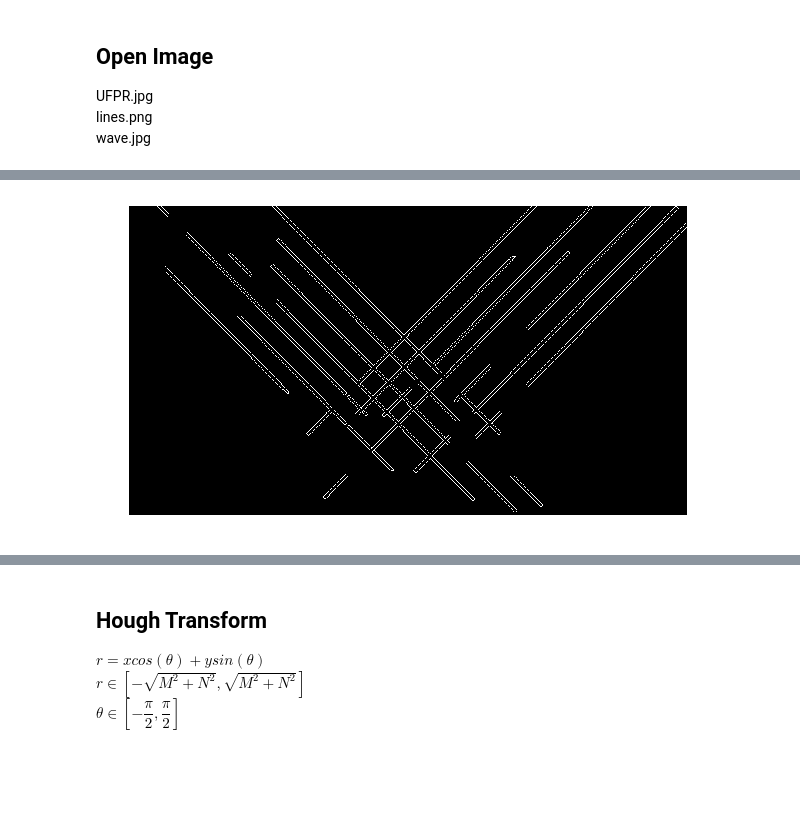
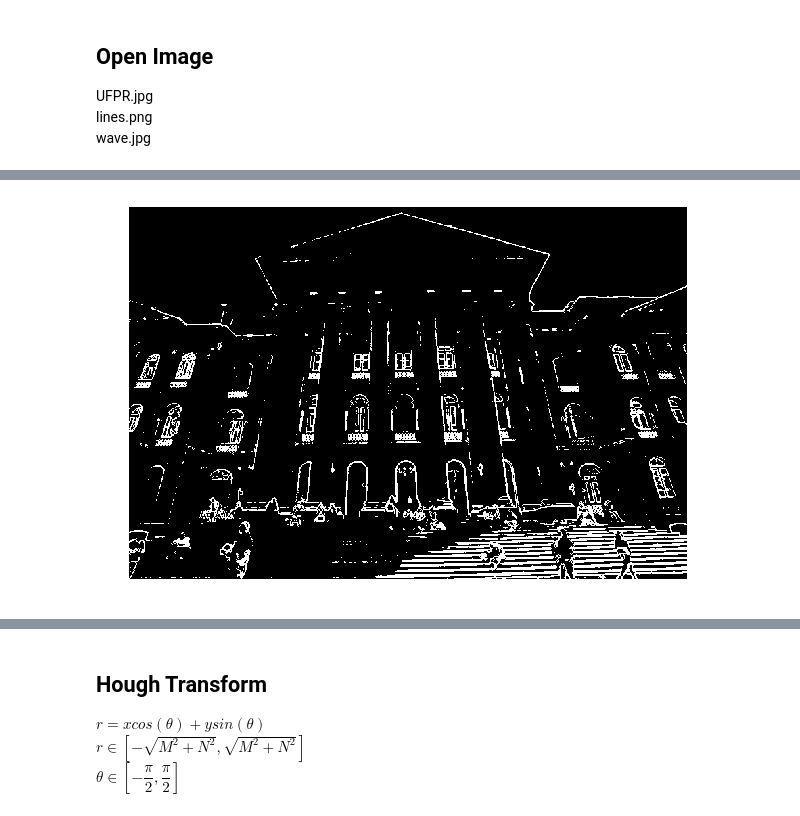
Before and after one commit to cordeirolibel/hough, a Jupyter notebook: hough.ipynb, the cells around one changed output, grey strips where cells are left out. Saved outputs shown, nothing was run; the diff lists cells and outputs as text; code cells hidden in the pictures; blank space fills up the shorter version.

```diff
--- a/hough.ipynb
+++ b/hough.ipynb
@@ -21,7 +21,7 @@ UFPR.jpg <br>
 lines.png <br>
 wave.jpg
 # %%
-im_gray = cv2.imread('imgs/lines.png',cv2.IMREAD_GRAYSCALE)
+im_gray = cv2.imread('imgs/UFPR.jpg',cv2.IMREAD_GRAYSCALE)
 print(im_gray.shape)
 imshow(im_gray)
 # %% [output]
@@ -32,3 +31,0 @@ imshow(im_gray)
-# %%
-im_grad = gradient(im_gray, disk(1))
-imshow(im_grad)
@@ -37,6 +32,11 @@ imshow(im_grad)
 # %%
-# Otsu's thresholding
-ret3,im_bin = cv2.threshold(im_grad,0,255,cv2.THRESH_OTSU)
+def bin_im1(im_gray, _disk = 1):
+    im_grad = gradient(im_gray, disk(_disk))
+    # Otsu's thresholding
+    ret3,im_bin = cv2.threshold(im_grad,0,255,cv2.THRESH_OTSU)
+    return im_bin
+
+im_bin = bin_im1(im_gray)
 imshow(im_bin)
 # %% [output]
-[figure, old version]
+[figure, new version]
```
Also changed, not shown: parts of 27 cells of this notebook, 3 other files.
